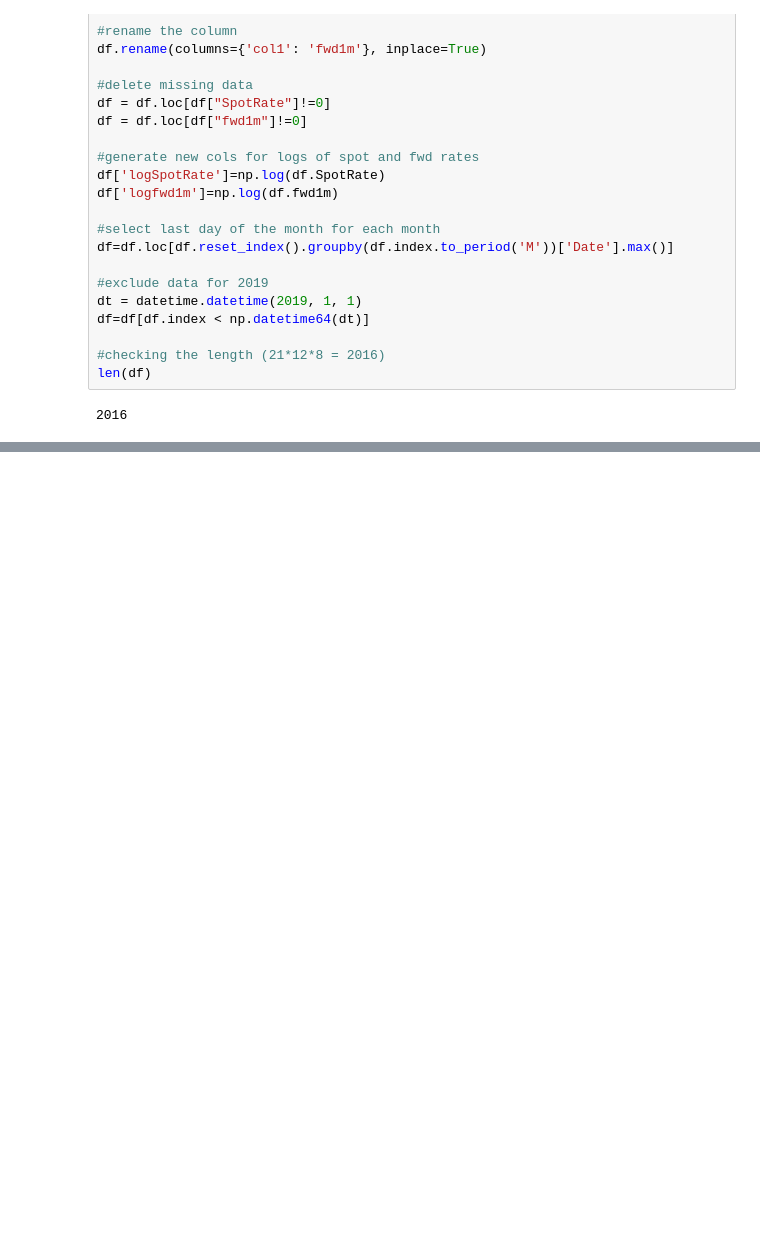
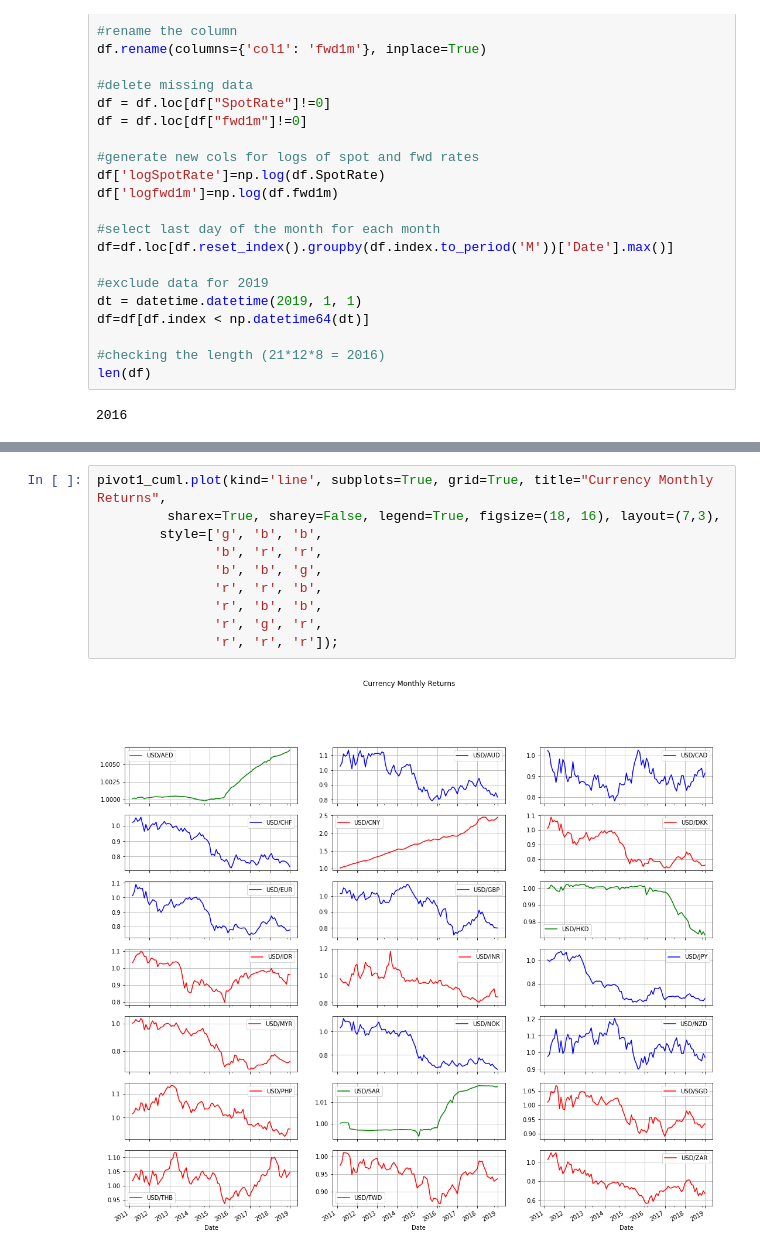
Before and after one commit to valmal/momentum, a Jupyter notebook: mom-mecklai.ipynb, the cells around one changed output, grey strips where cells are left out. Saved outputs shown, nothing was run; the diff lists cells and outputs as text; blank space fills up the shorter version.

```diff
--- a/mom-mecklai.ipynb
+++ b/mom-mecklai.ipynb
@@ -126,0 +169,12 @@ NameError: name 'ccy_list' is not defined
+# %%
+pivot1_cuml.plot(kind='line', subplots=True, grid=True, title="Currency Monthly Returns",
+         sharex=True, sharey=False, legend=True, figsize=(18, 16), layout=(7,3),
+        style=['g', 'b', 'b',
+               'b', 'r', 'r',
+               'b', 'b', 'g',
+               'r', 'r', 'b',
+               'r', 'b', 'b',
+               'r', 'g', 'r',
+               'r', 'r', 'r']);
+# %% [output]
+[figure, added]
```
Also changed, not shown: parts of 10 cells of this notebook.
